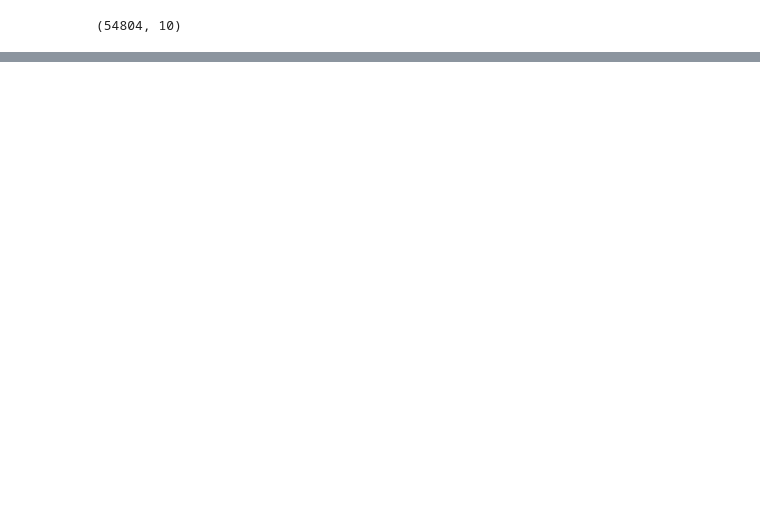
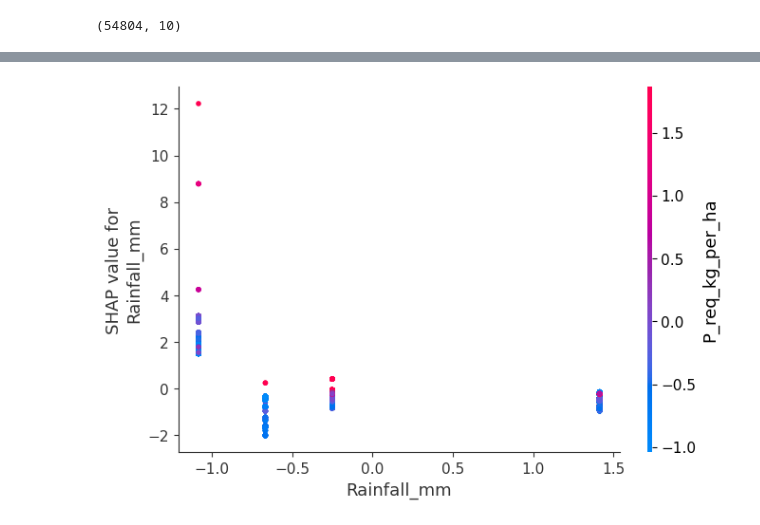
Before and after one commit to NishantRajora/machine-learning-crop-yield-drivers, a Jupyter notebook: model.ipynb, the cells around one changed output, grey strips where cells are left out. Saved outputs shown, nothing was run; the diff lists cells and outputs as text; code cells hidden in the pictures; blank space fills up the shorter version.

```diff
--- a/model.ipynb
+++ b/model.ipynb
@@ -222,8 +231,8 @@ Requirement already satisfied: threadpoolctl>=3.1.0 in c:\users\nishant\anaconda
 # %%
 import shap
 
-explainer = shap.Explainer(xgb_model, X_train)
-shap_values = explainer(X_test)
+explainer = shap.TreeExplainer(xgb_model)
+shap_values = explainer.shap_values(X_test)
 # %%
 shap.summary_plot(shap_values, X_test)
 # %% [output]
@@ -234,0 +244,4 @@ shap.summary_plot(shap_values, X_test, plot_type="bar")
+# %%
+shap.dependence_plot("Rainfall_mm", shap_values, X_test)
+# %% [output]
+[figure, added]
```
Also changed, not shown: parts of 20 cells of this notebook.
